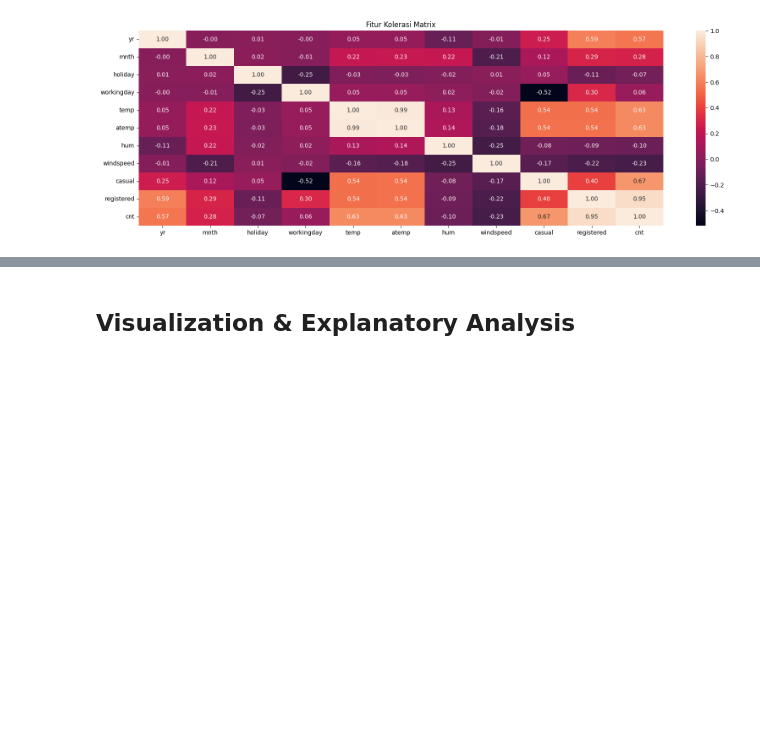
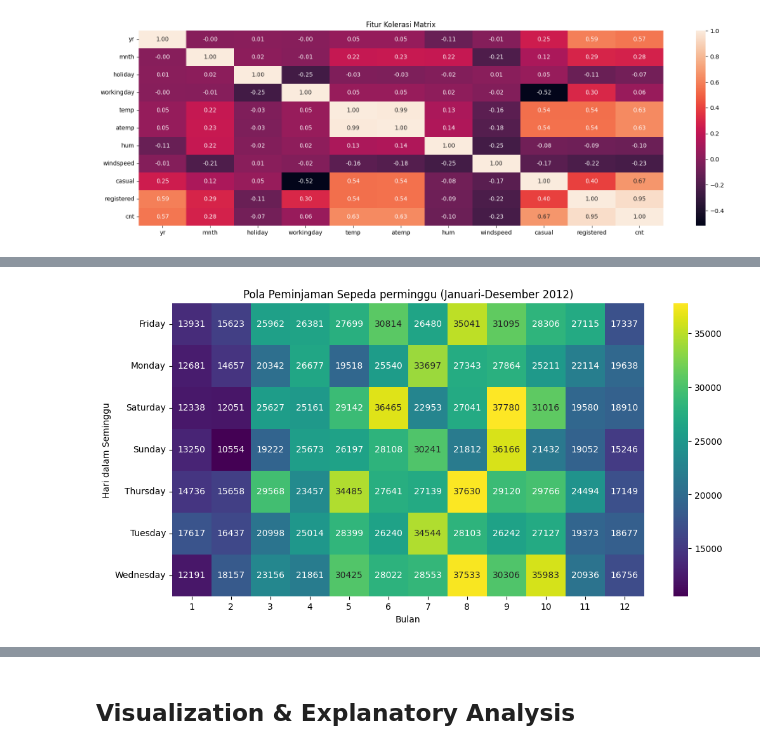
Before and after one commit to SailaJuliaa/Proyek_analisisData, a Jupyter notebook: notebook.ipynb, the cells around one changed output, grey strips where cells are left out. Saved outputs shown, nothing was run; the diff lists cells and outputs as text; code cells hidden in the pictures; blank space fills up the shorter version.

```diff
--- a/notebook.ipynb
+++ b/notebook.ipynb
@@ -352,0 +353,17 @@ plt.show()
+# %%
+# Melihat pola peminjaman sepeda perminggu pada tahun 2012
+
+df_2012 = df_day[df_day['yr'] == 2012]
+
+weekly_rental_pattern_2012 = df_2012.groupby(['mnth', 'weekday'])['cnt'].sum().reset_index()
+
+weekly_rental_pivot_2012 = weekly_rental_pattern_2012.pivot(index='weekday', columns='mnth', values='cnt')
+
+plt.figure(figsize=(12, 6))
+sns.heatmap(weekly_rental_pivot_2012, annot=True, fmt=".0f", cmap="viridis")
+plt.title('Pola Peminjaman Sepeda perminggu (Januari-Desember 2012)')
+plt.xlabel('Bulan')
+plt.ylabel('Hari dalam Seminggu')
+plt.show()
+# %% [output]
+[figure, added]
```
Also changed, not shown: parts of 45 cells of this notebook.
